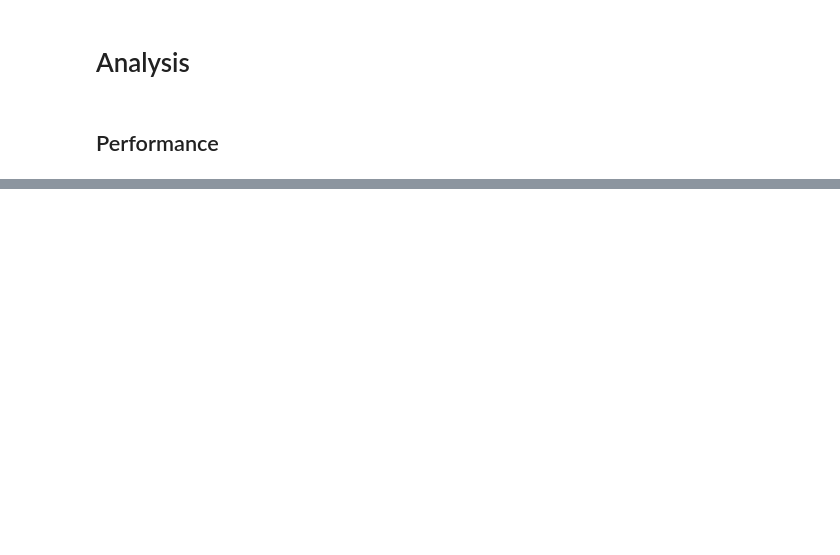
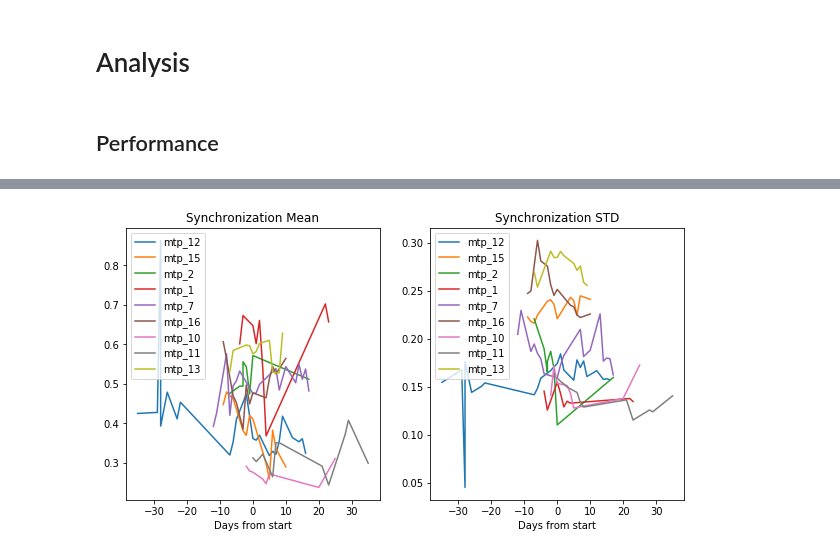
Before and after one commit to aleksejs-fomins/mesoscopic-functional-connectivity, a Jupyter notebook: codes/analysis_real/yaro_result/analysis-behavioural-neural.ipynb, the cells around one changed output, grey strips where cells are left out. Saved outputs shown, nothing was run; the diff lists cells and outputs as text; code cells hidden in the pictures; blank space fills up the shorter version.

```diff
--- a/codes/analysis_real/yaro_result/analysis-behavioural-neural.ipynb
+++ b/codes/analysis_real/yaro_result/analysis-behavioural-neural.ipynb
@@ -197,17 +203,0 @@ TypeError: 'float' object is not subscriptable
-# %%
-plt.figure(figsize=(5,5))
-
-for mousename in mice:
-    mouseData = pd_filter(pathDataSets['data_path'], 'mousename', mousename)
-    if mouseData.shape[0] > 0:
-
-        deltaDays = dateDiff(mouseData["date"])
-        dataIdxs = list(mouseData["date"].index)
-        synchr = [diagDom(corr3D(dataNeuronal[dataIdx])) for dataIdx in dataIdxs]
-
-        plt.plot(deltaDays, synchr, label=mousename)
-
-plt.xlabel("Days from start")
-plt.ylabel("Synchronization Coefficient")
-plt.legend()
-plt.show()
@@ -215,0 +211,28 @@ plt.show()
+# %%
+fig, ax = plt.subplots(ncols=2, figsize=(10, 5))
+
+for mousename in mice:
+    mouseData = pd_filter(pathDataSets['data_path'], 'mousename', mousename)
+    if mouseData.shape[0] > 0:
+        dataIdxs = list(mouseData["date"].index)
+
+        synchrMu = np.zeros(len(dataIdxs))
+        synchrStd = np.zeros(len(dataIdxs))
+        for i, dataIdx in enumerate(dataIdxs):
+            dataThis = dataNeuronal[dataIdx].transpose(2,1,0) #channel x time x trial for cross-corr
+
+            c = crossCorr(dataThis, 0, 0)[0]
+            synchrMu[i], synchrStd[i] = diagonal_dominance(np.abs(c))
+
+        ax[0].plot(deltaDaysCentered[dataIdxs], synchrMu, label=mousename)
+        ax[1].plot(deltaDaysCentered[dataIdxs], synchrStd, label=mousename)
+
+ax[0].set_title("Synchronization Mean")
+ax[1].set_title("Synchronization STD")
+ax[0].set_xlabel("Days from start")
+ax[1].set_xlabel("Days from start")
+ax[0].legend()
+ax[1].legend()
+plt.show()
+# %% [output]
+[figure, added]
```
Also changed, not shown: parts of 11 cells of this notebook, 3 other files.
